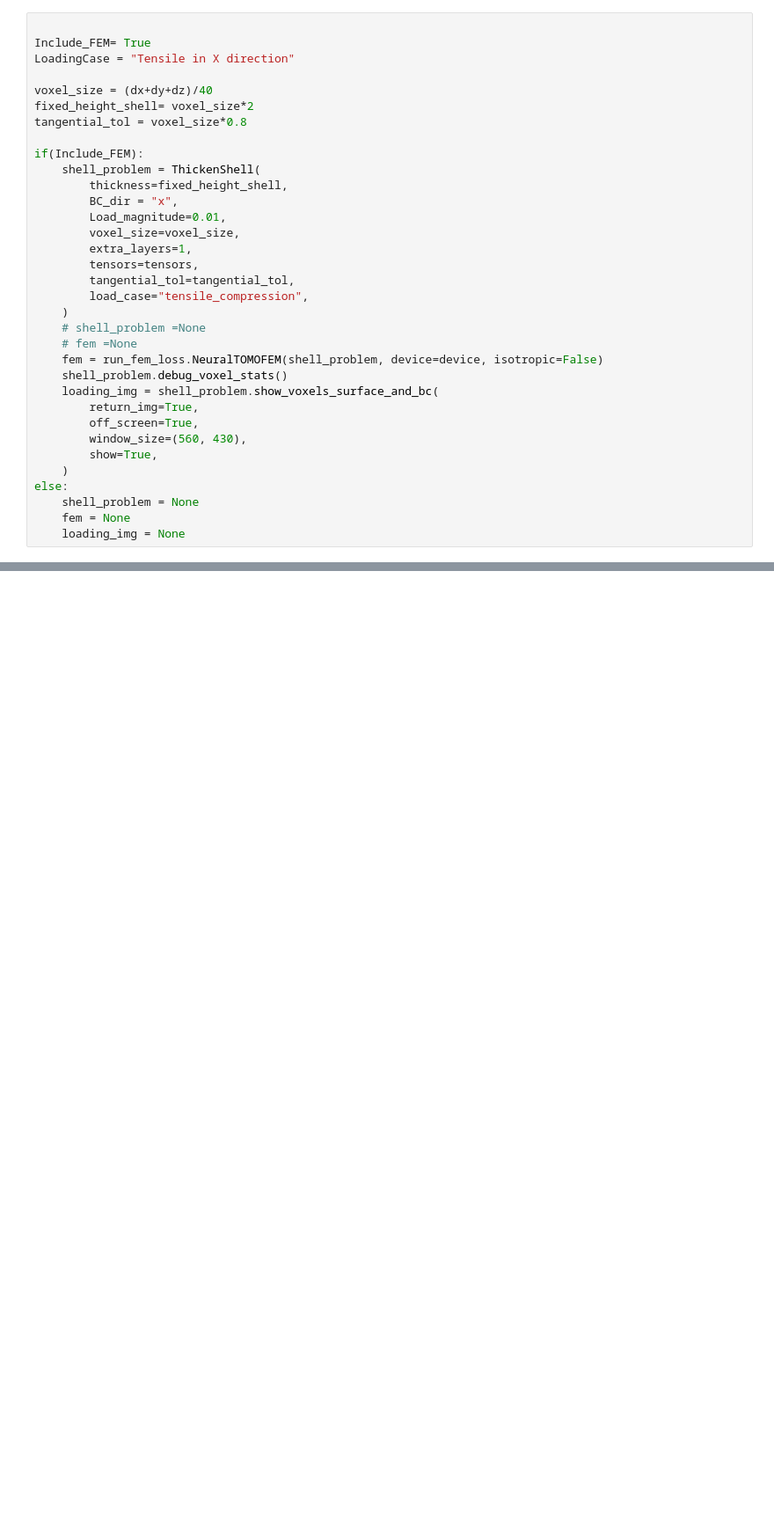
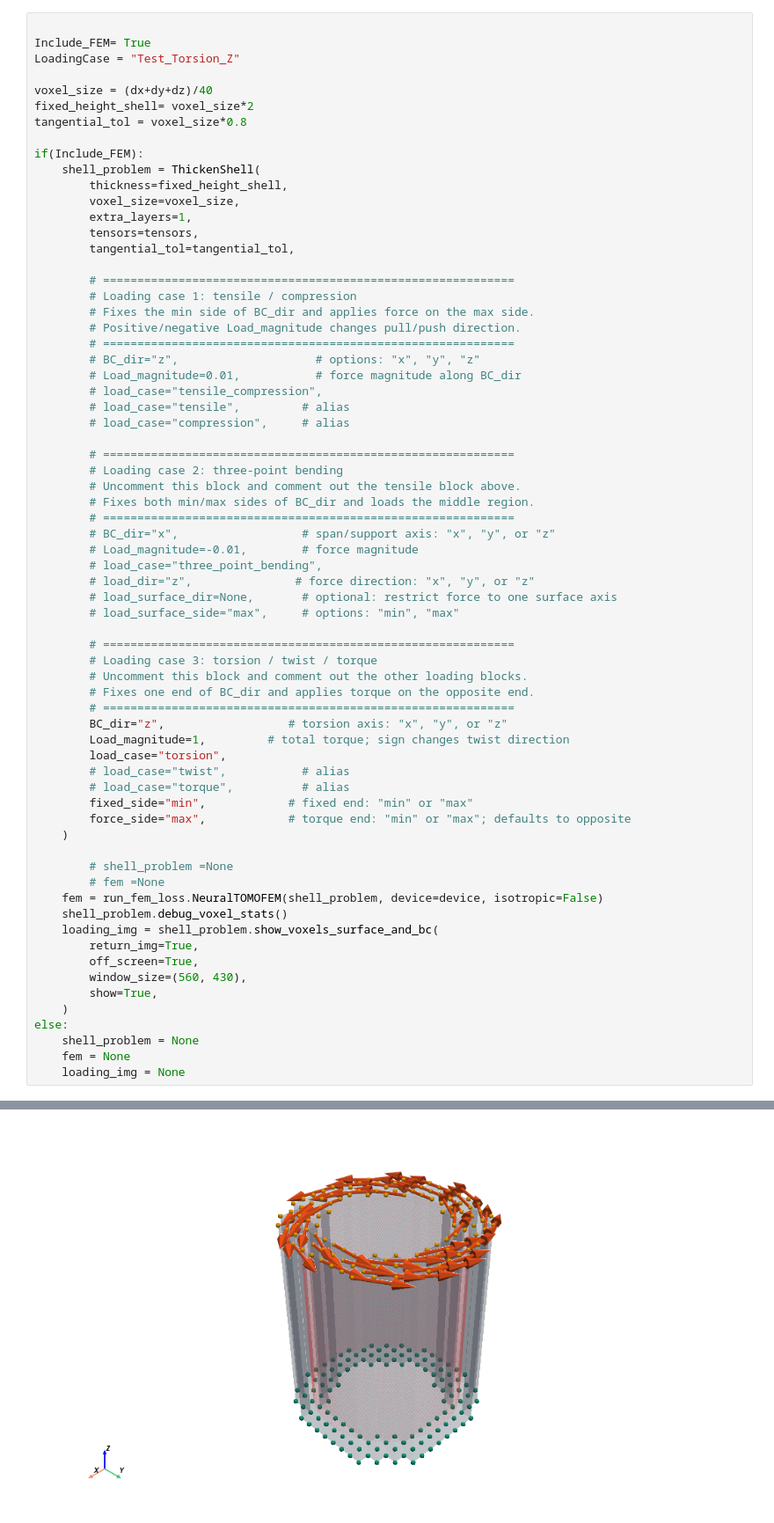
Before and after one commit to ArashARM/HVD_Shell_SF, a Jupyter notebook: Main.ipynb, the cells around one changed output, grey strips where cells are left out. Shown at 88% size. Saved outputs shown, nothing was run; the diff lists cells and outputs as text; blank space fills up the shorter version.

```diff
--- a/Main.ipynb
+++ b/Main.ipynb
@@ -175,7 +199,7 @@ plotter.show()
 # %%
 
 Include_FEM= True
-LoadingCase = "Tensile in X direction"
+LoadingCase = "Test_Torsion_Z"
 
 voxel_size = (dx+dy+dz)/40
 fixed_height_shell= voxel_size*2
@@ -184,16 +208,50 @@ tangential_tol = voxel_size*0.8
 if(Include_FEM):
     shell_problem = ThickenShell(
         thickness=fixed_height_shell,
-        BC_dir = "x",
-        Load_magnitude=0.01,
         voxel_size=voxel_size,
         extra_layers=1,
         tensors=tensors,
         tangential_tol=tangential_tol,
-        load_case="tensile_compression",
+
+        # ============================================================
+        # Loading case 1: tensile / compression
+        # Fixes the min side of BC_dir and applies force on the max side.
+        # Positive/negative Load_magnitude changes pull/push direction.
+        # ============================================================
+        # BC_dir="z",                    # options: "x", "y", "z"
+        # Load_magnitude=0.01,           # force magnitude along BC_dir
+        # load_case="tensile_compression",
+        # load_case="tensile",         # alias
+        # load_case="compression",     # alias
+
+        # ============================================================
+        # Loading case 2: three-point bending
+        # Uncomment this block and comment out the tensile block above.
+        # Fixes both min/max sides of BC_dir and loads the middle region.
+        # ============================================================
+        # BC_dir="x",                  # span/support axis: "x", "y", or "z"
+        # Load_magnitude=-0.01,        # force magnitude
+        # load_case="three_point_bending",
+        # load_dir="z",               # force direction: "x", "y", or "z"
+        # load_surface_dir=None,       # optional: restrict force to one surface axis
+        # load_surface_side="max",     # options: "min", "max"
+
+        # ============================================================
+        # Loading case 3: torsion / twist / torque
+        # Uncomment this block and comment out the other loading blocks.
+        # Fixes one end of BC_dir and applies torque on the opposite end.
+        # ============================================================
+        BC_dir="z",                  # torsion axis: "x", "y", or "z"
+        Load_magnitude=1,         # total torque; sign changes twist direction
+        load_case="torsion",
+        # load_case="twist",           # alias
+        # load_case="torque",          # alias
+        fixed_side="min",            # fixed end: "min" or "max"
+        force_side="max",            # torque end: "min" or "max"; defaults to opposite
     )
-    # shell_problem =None
-    # fem =None
+
+        # shell_problem =None
+        # fem =None
     fem = run_fem_loss.NeuralTOMOFEM(shell_problem, device=device, isotropic=False)
     shell_problem.debug_voxel_stats()
     loading_img = shell_problem.show_voxels_surface_and_bc(
@@ -206,3 +264,4 @@ else:
     shell_problem = None
     fem = None
     loading_img = None
+# %% [output]
@@ -209 +283,2 @@ else:
+[figure, added]
 # %%
```
Also changed, not shown: parts of 10 cells of this notebook, 2 other files.
